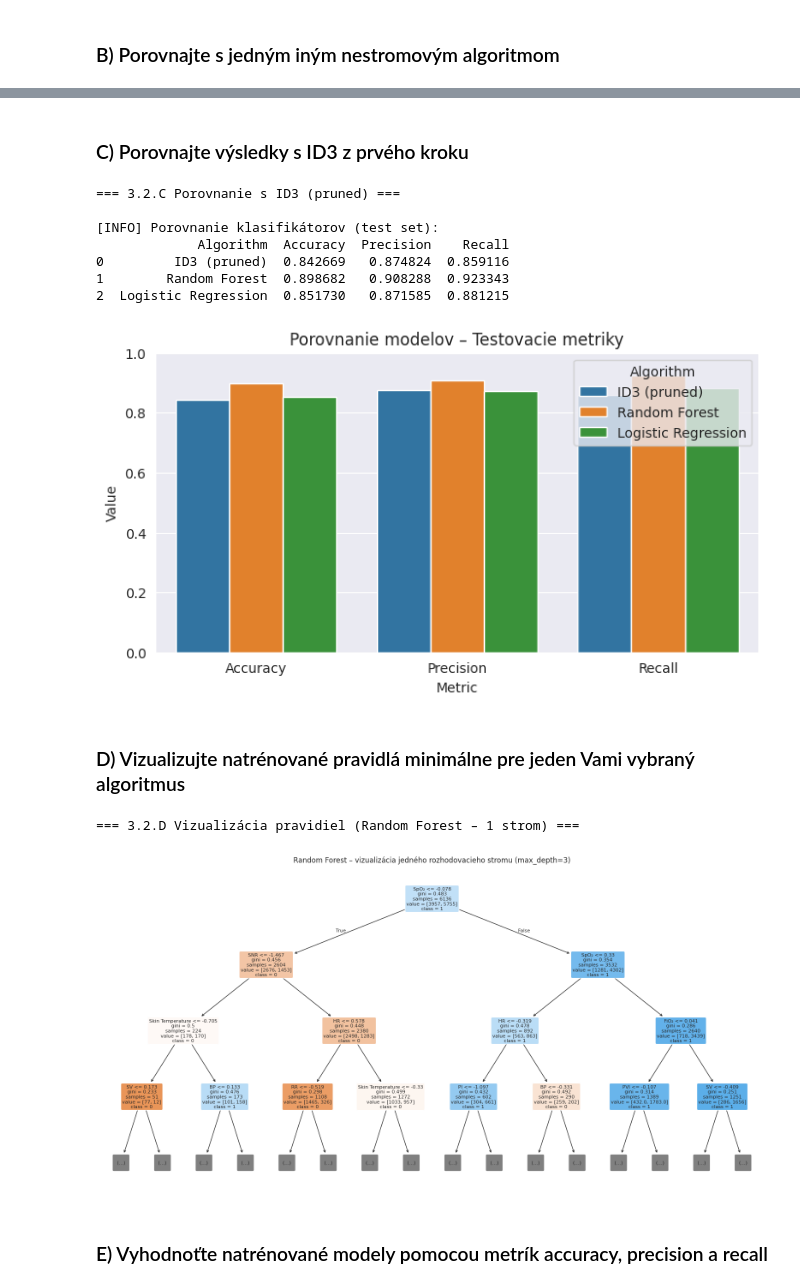
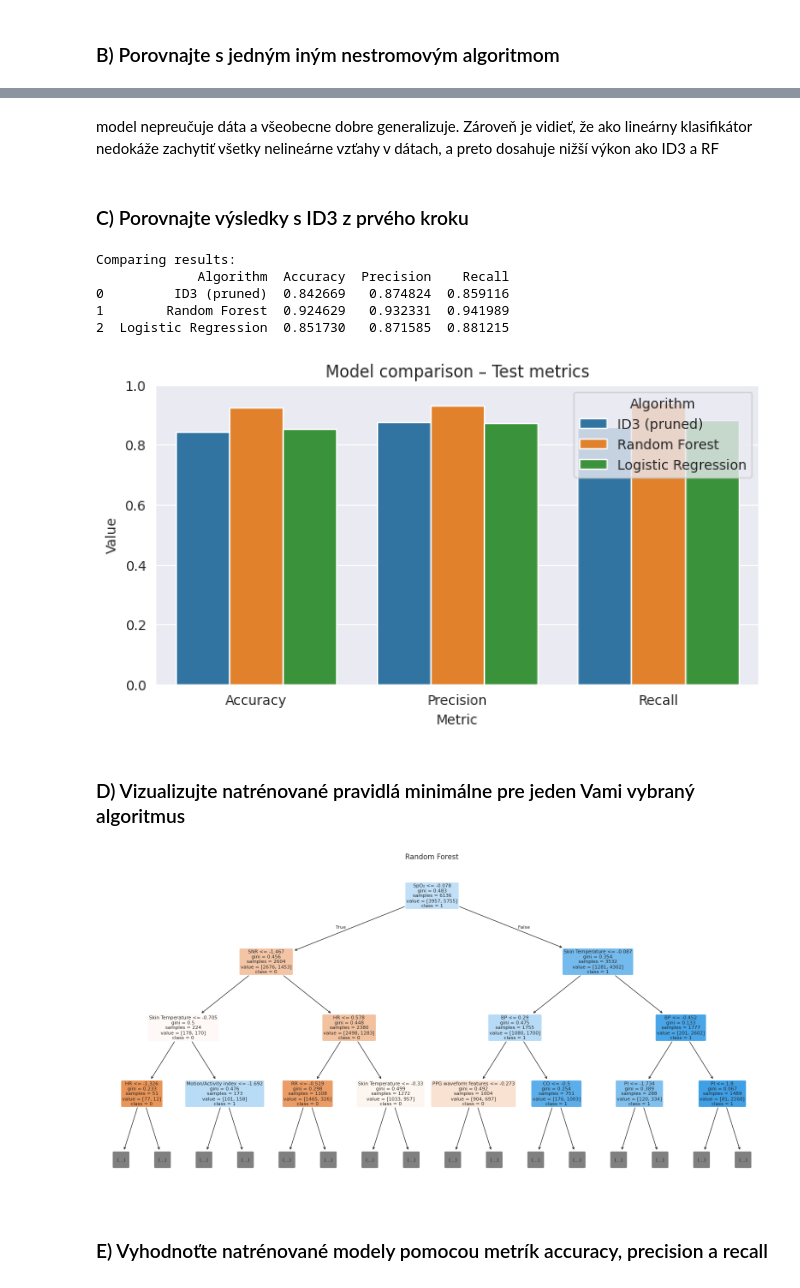
Before and after one commit to simonkubis/IAU_project, a Jupyter notebook: project_part_1.ipynb, the cells around one changed output, grey strips where cells are left out. Saved outputs shown, nothing was run; the diff lists cells and outputs as text; code cells hidden in the pictures.

```diff
--- a/project_part_1.ipynb
+++ b/project_part_1.ipynb
@@ -861,27 +861,24 @@ def evaluate_classifier(estimator, X_train, y_train, X_test, y_test, name="model
 # %% [markdown]
 ### A) Naimplementujte jednoduchý ID3 klasifikátor s hĺbkou min 2 (vrátane root/koreň).
 # %%
-print("\n=== 3.1.A ID3 klasifikátor (hlboký strom, potenciálny overfit) ===")
-
-id3_deep = DecisionTreeClassifier(
+id3 = DecisionTreeClassifier(
     criterion="entropy",
     random_state=42
 )
 
-print("[INFO] Trénujem hlboký ID3 strom...")
-id3_deep.fit(X_train_ml, y_train_ml)
+print("Training ID3")
+id3.fit(X_train_ml, y_train_ml)
 
 metrics_deep = evaluate_classifier(
-    id3_deep,
+    id3,
     X_train_ml, y_train_ml,
     X_test_ml, y_test_ml,
     name="ID3 (deep)"
 )
 
-print("\n[INFO] Vizualizujem prvé 3 úrovne stromu...")
 plt.figure(figsize=(16, 8))
 plot_tree(
-    id3_deep,
+    id3,
     max_depth=2,              # koreň + 2 levely = 3 úrovne
     feature_names=X_ml.columns,
     class_names=["0", "1"],
@@ -892,7 +889,7 @@ plot_tree(
 plt.title("ID3 (deep) – prvé 3 úrovne stromu")
 plt.show()
 
-cm = confusion_matrix(y_test_ml, id3_deep.predict(X_test_ml))
+cm = confusion_matrix(y_test_ml, id3.predict(X_test_ml))
 disp = ConfusionMatrixDisplay(confusion_matrix=cm, display_labels=["0", "1"])
 disp.plot(values_format="d")
 plt.title("Confusion matrix – ID3 (deep) – Test set")
@@ -986,16 +974,11 @@ Pre odstránenie preučenia sme aplikovali pre-pruning s parametrami max_depth =
 # %% [markdown]
 ### A) Na trénovanie využite jeden stromový algoritmus - Random Forest
 # %%
-print("\n=== 3.2.A Random Forest Classifier ===")
-
 rf = RandomForestClassifier(
-    n_estimators=150,
-    max_depth=6,
-    min_samples_leaf=20,
     random_state=42
 )
 
-print("[INFO] Trénujem Random Forest...")
+print("Training Random Forest")
 rf.fit(X_train_ml, y_train_ml)
 
 metrics_rf = evaluate_classifier(
@@ -1057,11 +1037,11 @@ Logistic Regression – Test set:
   Accuracy : 0.852
   Precision: 0.872
   Recall   : 0.881
+# %% [markdown]
+model nepreučuje dáta a všeobecne dobre generalizuje. Zároveň je vidieť, že ako lineárny klasifikátor nedokáže zachytiť všetky nelineárne vzťahy v dátach, a preto dosahuje nižší výkon ako ID3 a RF
 # %% [markdown]
 ### C) Porovnajte výsledky s ID3 z prvého kroku
 # %%
-print("\n=== 3.2.C Porovnanie s ID3 (pruned) ===")
-
 def extract_test_metrics(metrics, name):
     m = metrics["Test"]
     return {
@@ -1077,7 +1057,7 @@ results_compare = pd.DataFrame([
     extract_test_metrics(metrics_logreg, "Logistic Regression")
 ])
 
-print("\n[INFO] Porovnanie klasifikátorov (test set):")
+print("Comparing results:")
 print(results_compare)
 
 plt.figure(figsize=(8,4))
@@ -1086,37 +1066,32 @@ sns.barplot(
     x="Metric", y="Value", hue="Algorithm"
 )
 plt.ylim(0,1)
-plt.title("Porovnanie modelov – Testovacie metriky")
+plt.title("Model comparison – Test metrics")
 plt.show()
 # %% [output]
-=== 3.2.C Porovnanie s ID3 (pruned) ===
-
-[INFO] Porovnanie klasifikátorov (test set):
+Comparing results:
              Algorithm  Accuracy  Precision    Recall
 0         ID3 (pruned)  0.842669   0.874824  0.859116
-1        Random Forest  0.898682   0.908288  0.923343
+1        Random Forest  0.924629   0.932331  0.941989
 2  Logistic Regression  0.851730   0.871585  0.881215
-[figure, old version]
+[figure, new version]
 # %% [markdown]
 ### D) Vizualizujte natrénované pravidlá minimálne pre jeden Vami vybraný algoritmus
 # %%
-print("\n=== 3.2.D Vizualizácia pravidiel (Random Forest – 1 strom) ===")
-
 plt.figure(figsize=(20, 10))
 plot_tree(
     rf.estimators_[0],
     feature_names=X_ml.columns,
     class_names=["0", "1"],
     filled=True,
     rounded=True,
     max_depth=3,   # zobrazíme prvé 3 úrovne
     fontsize=8
 )
-plt.title("Random Forest – vizualizácia jedného rozhodovacieho stromu (max_depth=3)")
+plt.title("Random Forest")
 plt.show()
 # %% [output]
-=== 3.2.D Vizualizácia pravidiel (Random Forest – 1 strom) ===
-[figure, old version]
+[figure, new version]
 # %% [markdown]
 ### E) Vyhodnoťte natrénované modely pomocou metrík accuracy, precision a recall
 # %%
```
Also changed, not shown: parts of 19 cells of this notebook.
